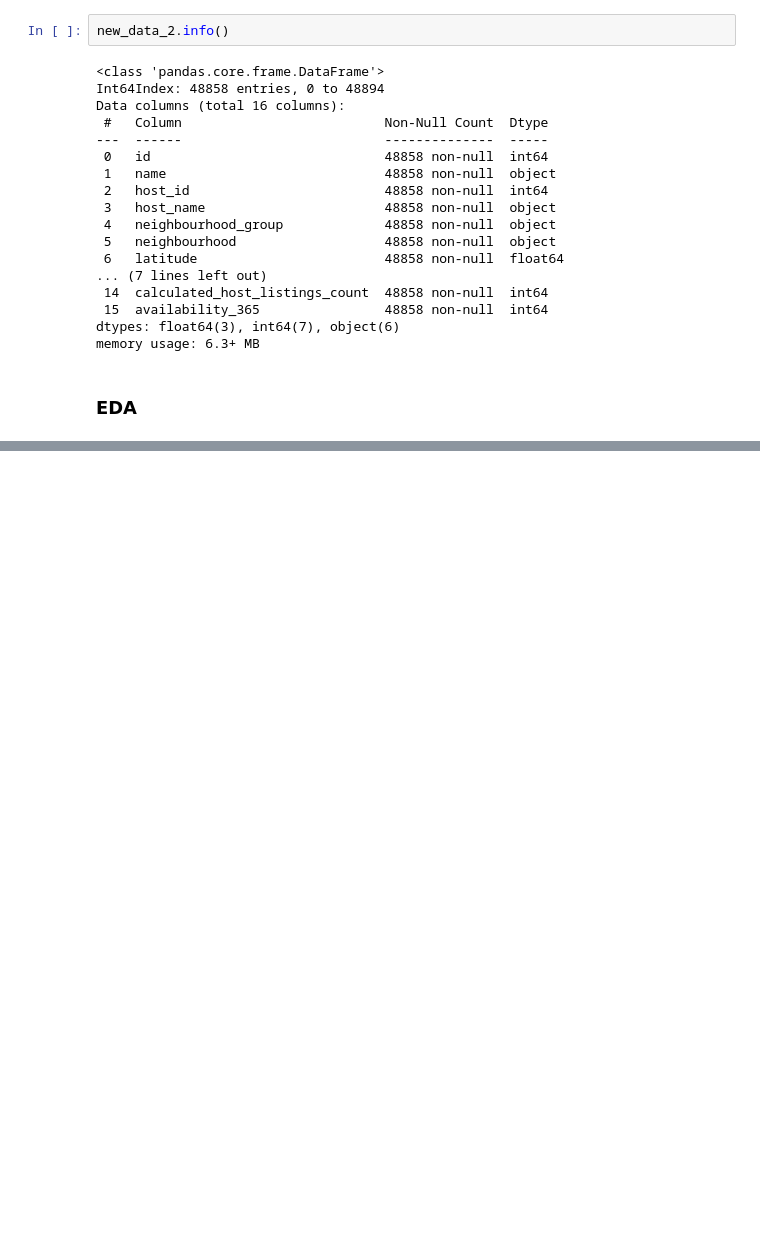
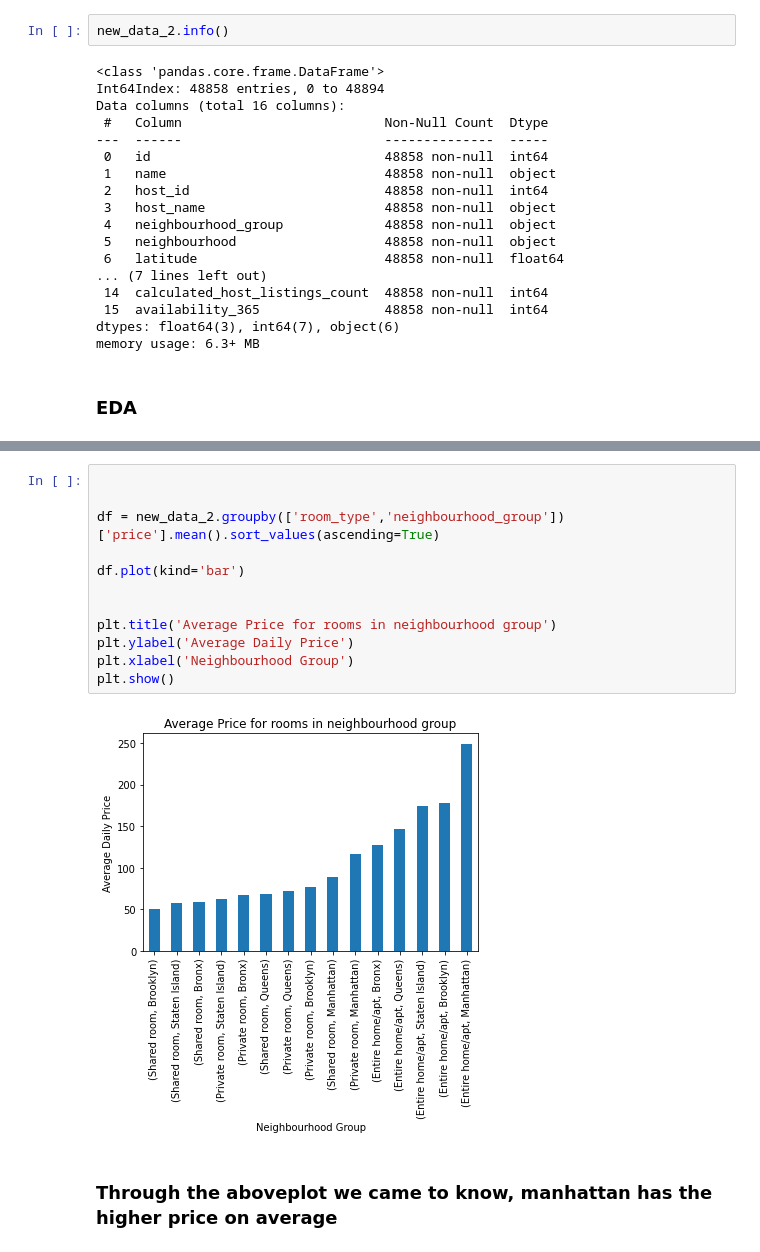
Before and after one commit to maaz97py/Airbnb_EDA, a Jupyter notebook: Airbnb_proj.ipynb, the cells around one changed output, grey strips where cells are left out. Cells and saved outputs as stored; diff of their text form; blank space fills up the shorter version.

```diff
--- a/Airbnb_proj.ipynb
+++ b/Airbnb_proj.ipynb
@@ -164,0 +240,16 @@ memory usage: 6.3+ MB
+# %%
+
+
+df = new_data_2.groupby(['room_type','neighbourhood_group'])['price'].mean().sort_values(ascending=True)
+
+df.plot(kind='bar')
+
+
+plt.title('Average Price for rooms in neighbourhood group')
+plt.ylabel('Average Daily Price')
+plt.xlabel('Neighbourhood Group')
+plt.show()
+# %% [output]
+[figure, added]
+# %% [markdown]
+### Through the aboveplot we came to know, manhattan has the higher price on average
```
Also changed, not shown: parts of 23 cells of this notebook.
